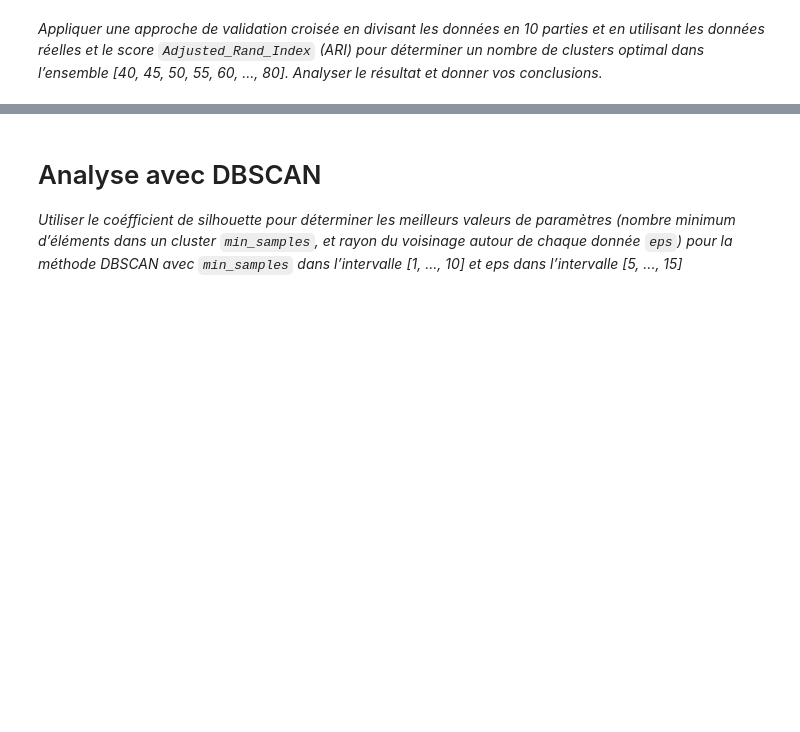
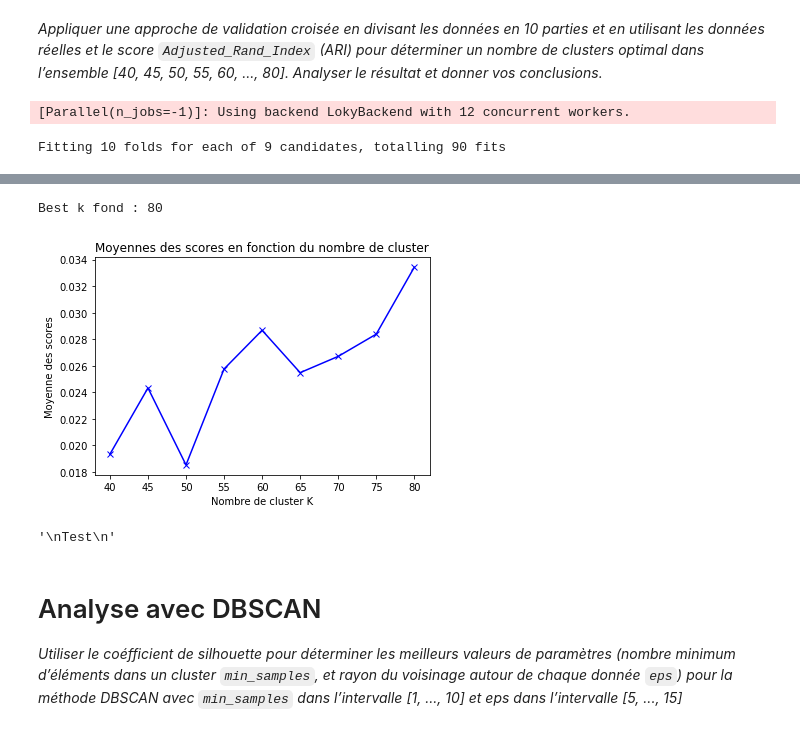
Before and after one commit to Neilero/IFT870-LFW, a Jupyter notebook: src/tp4_debut.ipynb, the cells around one changed output, grey strips where cells are left out. Saved outputs shown, nothing was run; the diff lists cells and outputs as text; code cells hidden in the pictures; blank space fills up the shorter version.

```diff
--- a/src/tp4_debut.ipynb
+++ b/src/tp4_debut.ipynb
@@ -112,3 +142,30 @@ D'après les résultats du graphique ci-dessus, nous pouvons constater que le no
 utilisant les données réelles et le score `Adjusted_Rand_Index` (ARI) pour déterminer
 un nombre de clusters optimal dans l’ensemble [40, 45, 50, 55, 60, ..., 80]. Analyser le
 résultat et donner vos conclusions.*
+# %%
+model = KMeans(n_jobs=-1)
+param_grid = {
+    "n_clusters": Ks
+}
+
+# convert metric to scorer
+scorer_ARI = make_scorer(adjusted_rand_score)
+
+best_kmean = GridSearchCV(model, param_grid, cv=10, scoring=scorer_ARI, n_jobs=-1, verbose=1)
+best_kmean.fit(X, y)
+
+print(f"Best k fond : {best_kmean.best_params_['n_clusters']}")
+
+plt.plot(Ks, best_kmean.cv_results_["mean_test_score"], 'bx-')
+plt.xlabel("Nombre de cluster K")
+plt.ylabel("Moyenne des scores")
+plt.title("Moyennes des scores en fonction du nombre de cluster")
+plt.show()
+
+#%%
+"""
+Test
+"""
+# %% [output]
+[Parallel(n_jobs=-1)]: Using backend LokyBackend with 12 concurrent workers.
+Fitting 10 folds for each of 9 candidates, totalling 90 fits
@@ -115,3 +174,6 @@ résultat et donner vos conclusions.*
+Best k fond : 80
+[figure, added]
+'\nTest\n'
 # %% [markdown]
 # Analyse avec DBSCAN
 
```
Also changed, not shown: parts of 7 cells of this notebook, 1 other file.
